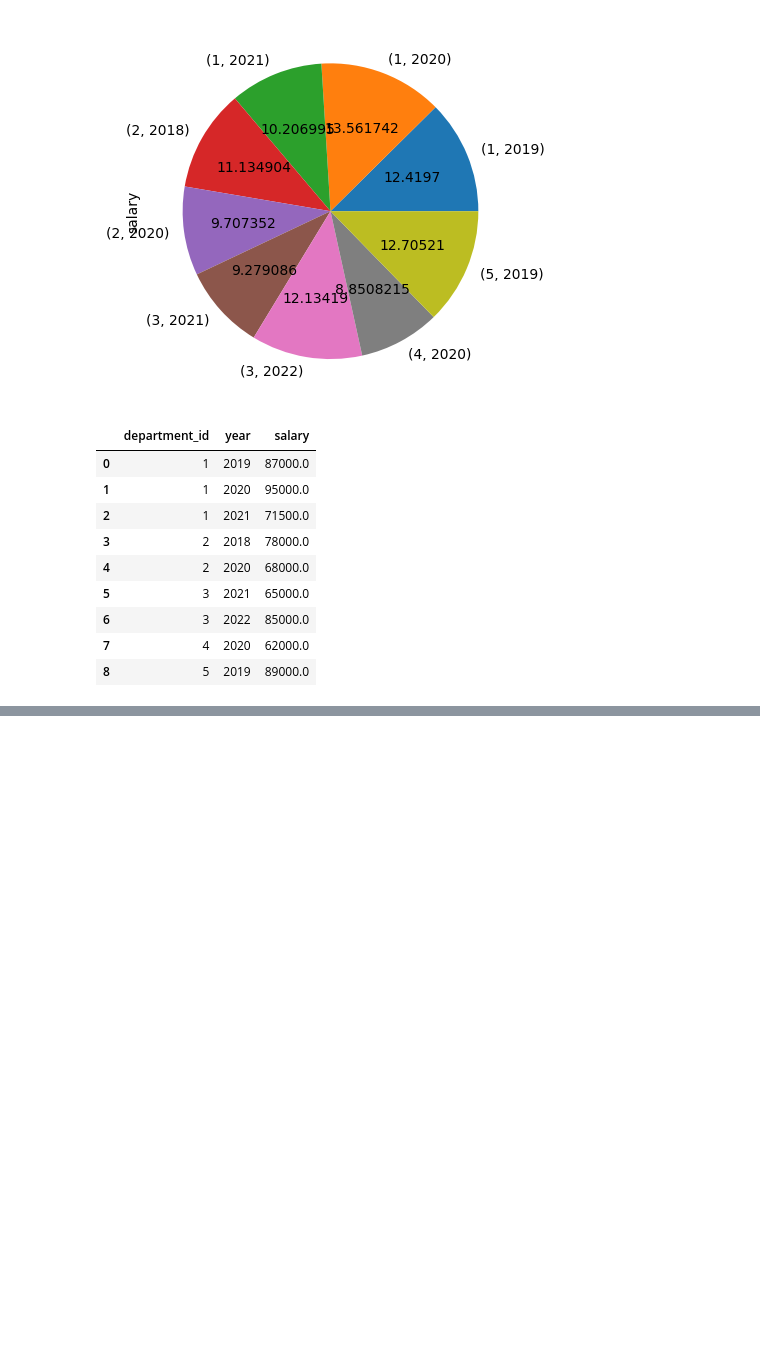
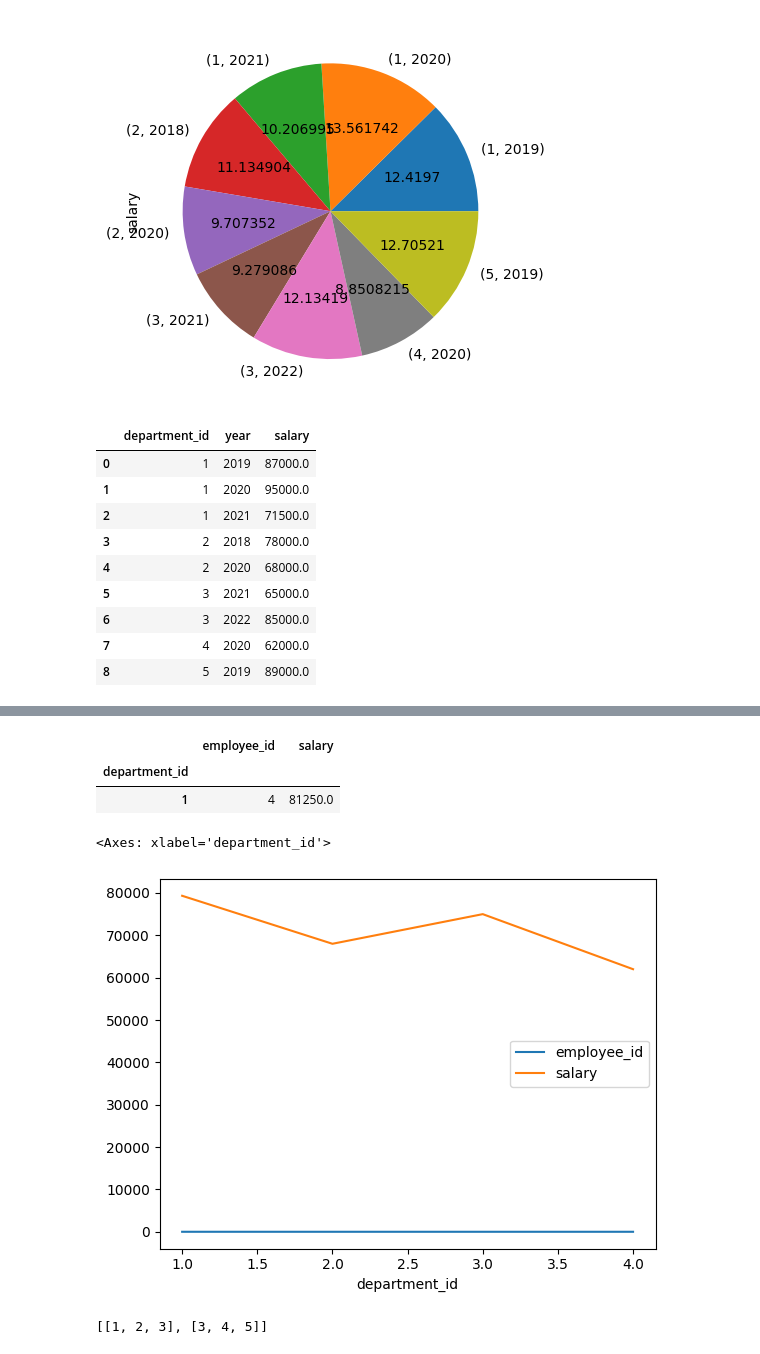
Before and after one commit to dhanushnayak/VR_Training_GenAI_Dhanush, a Jupyter notebook: module_2/notebooks/01_iNTRO_SQL.ipynb, the cells around one changed output, grey strips where cells are left out. Saved outputs shown, nothing was run; the diff lists cells and outputs as text; code cells hidden in the pictures; blank space fills up the shorter version.

```diff
--- a/module_2/notebooks/01_iNTRO_SQL.ipynb
+++ b/module_2/notebooks/01_iNTRO_SQL.ipynb
@@ -665,0 +692,2 @@ array([<Axes: ylabel='salary'>], dtype=object)
+# %%
+df['employee_id'] = df['employee_id'].astype("float")
@@ -665,0 +708,27 @@ array([<Axes: ylabel='salary'>], dtype=object)
+# %%
+import numpy as np
+df.groupby(['department_id'])[['employee_id','salary']].agg(
+    {
+        "employee_id":np.count_nonzero,
+        "salary":np.mean
+    }
+).query("employee_id > 2")
+# %% [output]
+|  | employee_id | salary |
+| department_id |  |  |
+| 1 | 4 | 81250.0 |
+# %%
+tmp_df = df[df['hire_date']>'2020-01-01']
+tmp_df.groupby(['department_id'])[['employee_id','salary']].agg(
+    {
+        "employee_id":np.count_nonzero,
+        "salary":np.mean
+    }
+).query("salary > 60000").plot(kind='line')
+# %% [output]
+<Axes: xlabel='department_id'>
+[figure, added]
+# %%
+[[1,2,3],[3,4,5]]
+# %% [output]
+[[1, 2, 3], [3, 4, 5]]
```
Also changed, not shown: parts of 6 cells of this notebook.
